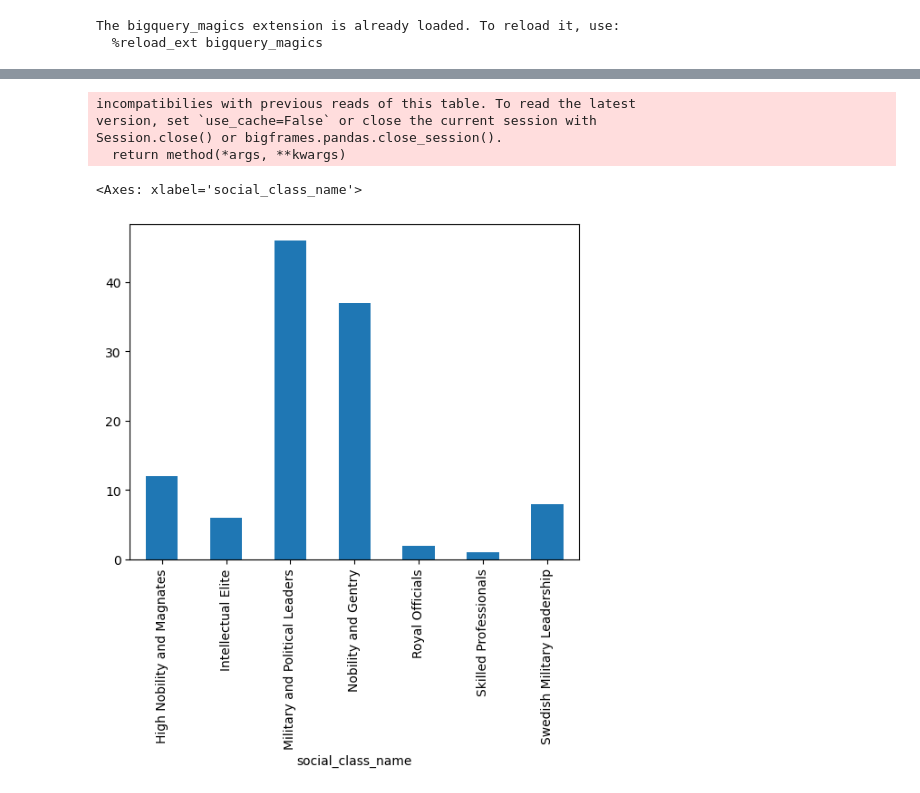
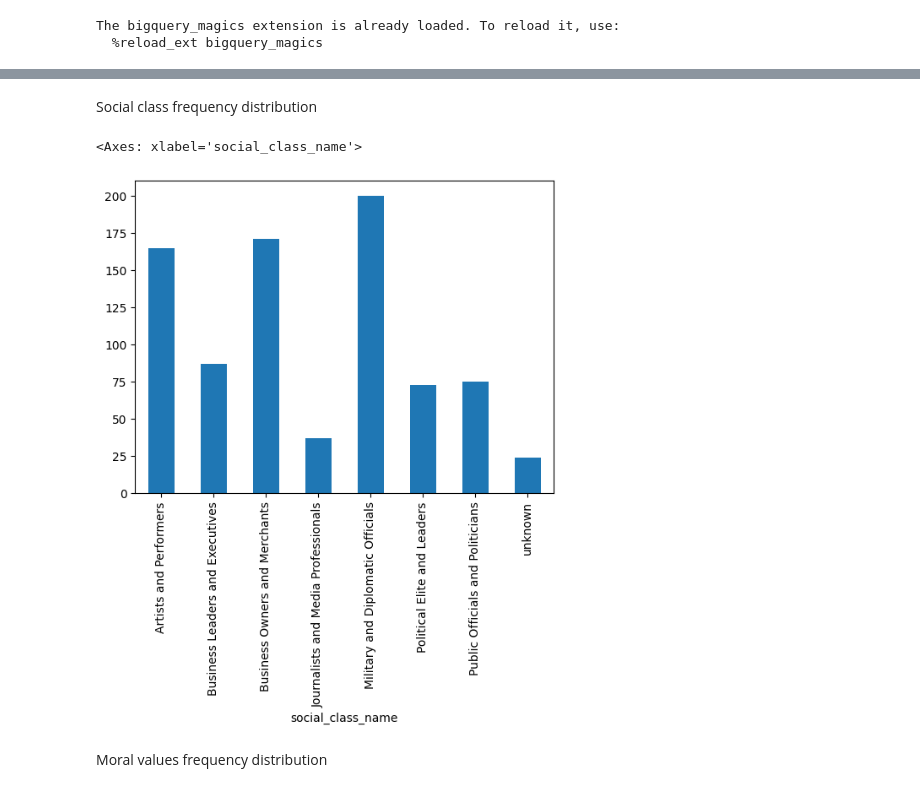
Before and after one commit to jj123451/book_crawler, a Jupyter notebook: bc_phase8_statistical_analysis_examples.ipynb, the cells around one changed output, grey strips where cells are left out. Cells and saved outputs as stored; diff of their text form; code cells hidden in the pictures.

```diff
--- a/bc_phase8_statistical_analysis_examples.ipynb
+++ b/bc_phase8_statistical_analysis_examples.ipynb
@@ -42,16 +44,16 @@ Session.close() or bigframes.pandas.close_session().
+# %% [markdown]
+Social class frequency distribution
 # %%
 import bigframes.pandas as bpd
 
-characters = bpd.read_gbq(f"{project_name}.{data_set}.v_characters_enriched")
+characters = bpd.read_gbq(f"{project_name}.{data_set}.v_characters_enriched", use_cache=False)
 characters_count_by = (characters.groupby("social_class_name")["social_class_name"].count())
 characters_count_by.plot.bar()
 # %% [output]
-incompatibilies with previous reads of this table. To read the latest
-version, set `use_cache=False` or close the current session with
-Session.close() or bigframes.pandas.close_session().
-  return method(*args, **kwargs)
+<Axes: xlabel='social_class_name'>
-<Axes: xlabel='social_class_name'>
-[figure, old version]
+[figure, new version]
+# %% [markdown]
+Moral values frequency distribution
 # %%
 import bigframes.pandas as bpd
 
```
Also changed, not shown: parts of 11 cells of this notebook, 14 other files.
